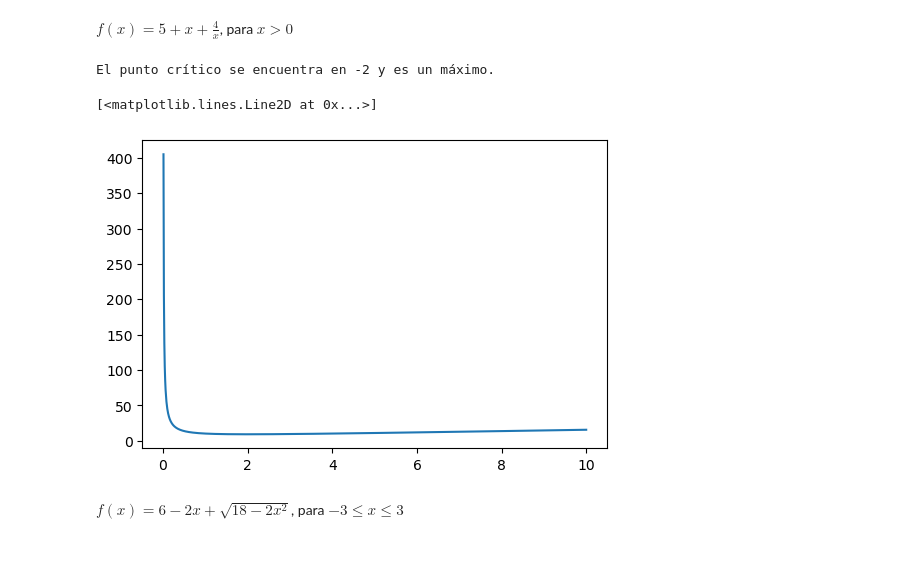
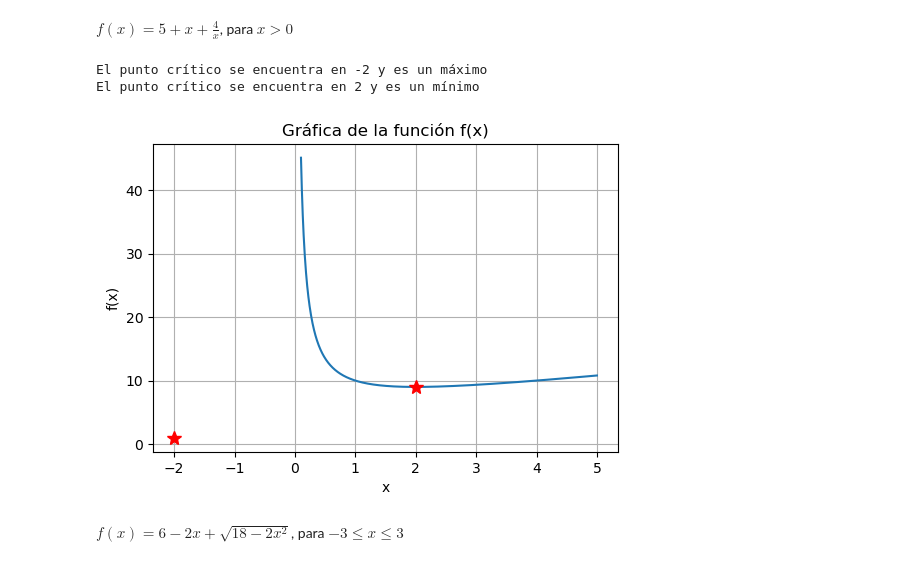
Before and after one commit to Milca04/hello-world, a Jupyter notebook: A02 - Sympy.ipynb, the cells around one changed output. Drawn from its saved outputs; the diff is of its cells as text; code cells hidden in the pictures.

```diff
--- a/A02 - Sympy.ipynb
+++ b/A02 - Sympy.ipynb
@@ -48,41 +40,49 @@ El punto crítico se encuentra en 13/2 y es un máximo.
 # %% [markdown]
 $f(x)=5+x+\frac{4}{x}$, para $x>0$
 # %%
-import sympy as sp
-import numpy as np
 import matplotlib.pyplot as plt
-
 
 sp.var("x")
 
-
 def f(x):
     return 5 + x + 4/x
-
 
 df = sp.diff(f(x), x)
 pc = sp.solve(df, x)
 ddf = sp.diff(df, x)
 
+critical_points_info = []
 
-crit_2da_derivada = ddf.subs(x, pc[0])
+for c in pc:
+    crit_2da_derivada = ddf.subs(x, c)
 
+    if crit_2da_derivada < 0:
+        point_info = (c, "máximo")
+    elif crit_2da_derivada > 0:
+        point_info = (c, "mínimo")
+    else:
+        point_info = (c, "punto de inflexión")
 
-if crit_2da_derivada < 0:
-    print("El punto crítico se encuentra en " + str(pc[0]) + " y es un máximo.")
-elif crit_2da_derivada > 0:
-    print("El punto crítico se encuentra en " + str(pc[0]) + " y es un mínimo.")
-else:
-    print("El punto crítico se encuentra en " + str(pc[0]) + " y no se puede definir por criterio de segunda derivada.")
+    critical_points_info.append(point_info)
 
-    xn = np.linspace(0.1, 10, 1000)
+for c, info in critical_points_info:
+    print("El punto crítico se encuentra en", c, "y es un", info)
 
+xn = np.linspace(0.1, 5, 1000)
 
 plt.figure(figsize=(6, 4))
-plt.plot(xn, f(xn), label='f(x)')
+plt.plot(xn, f(xn))
+for c, _ in critical_points_info:
+    plt.plot(c, f(c), "*r", ms=10)
+
+plt.xlabel("x")
+plt.ylabel("f(x)")
+plt.title("Gráfica de la función f(x)")
+plt.grid(True)
+plt.show()
 # %% [output]
-El punto crítico se encuentra en -2 y es un máximo.
+El punto crítico se encuentra en -2 y es un máximo
+El punto crítico se encuentra en 2 y es un mínimo
-[<matplotlib.lines.Line2D at 0x...>]
-[figure, old version]
+[figure, new version]
 # %% [markdown]
 $f(x)=6-2x+\sqrt{18-2x^2}$, para $-3\leq x\leq 3$
```
Also changed, not shown: parts of 27 cells of this notebook.
